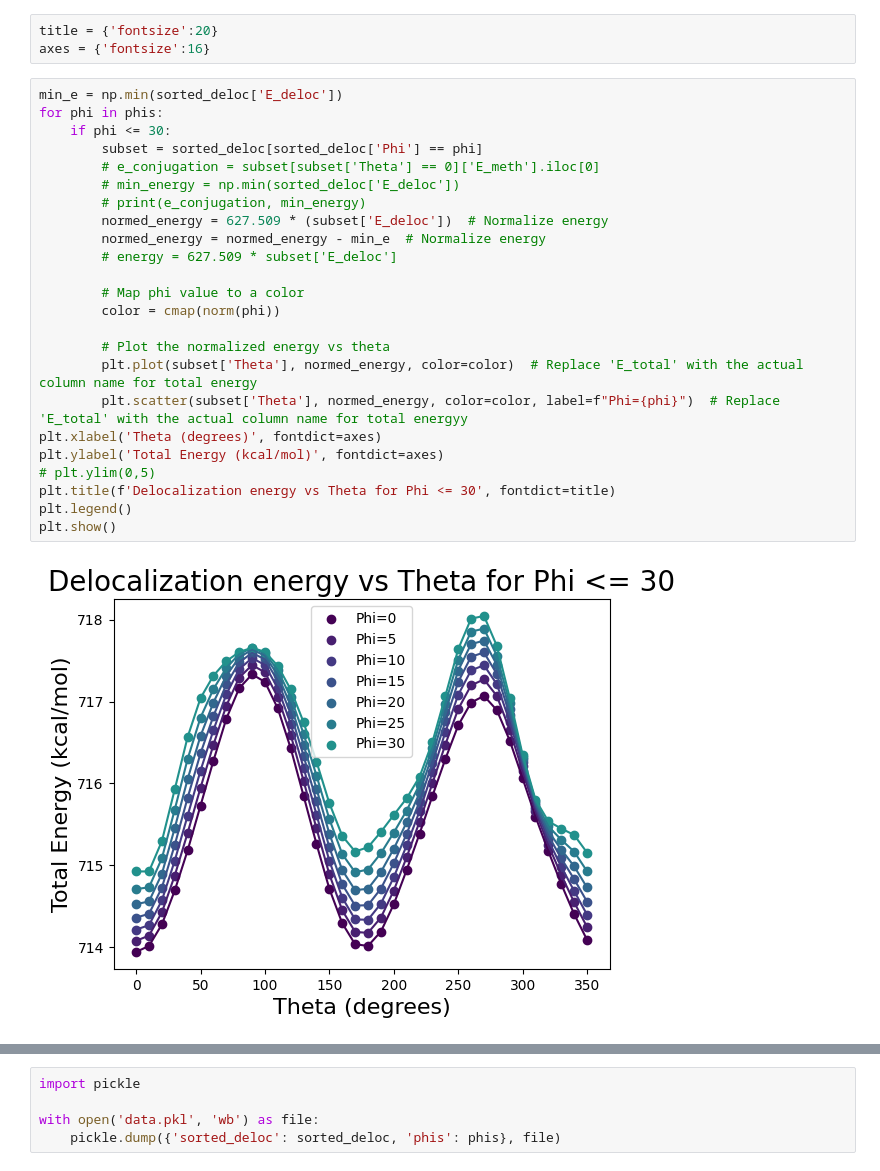
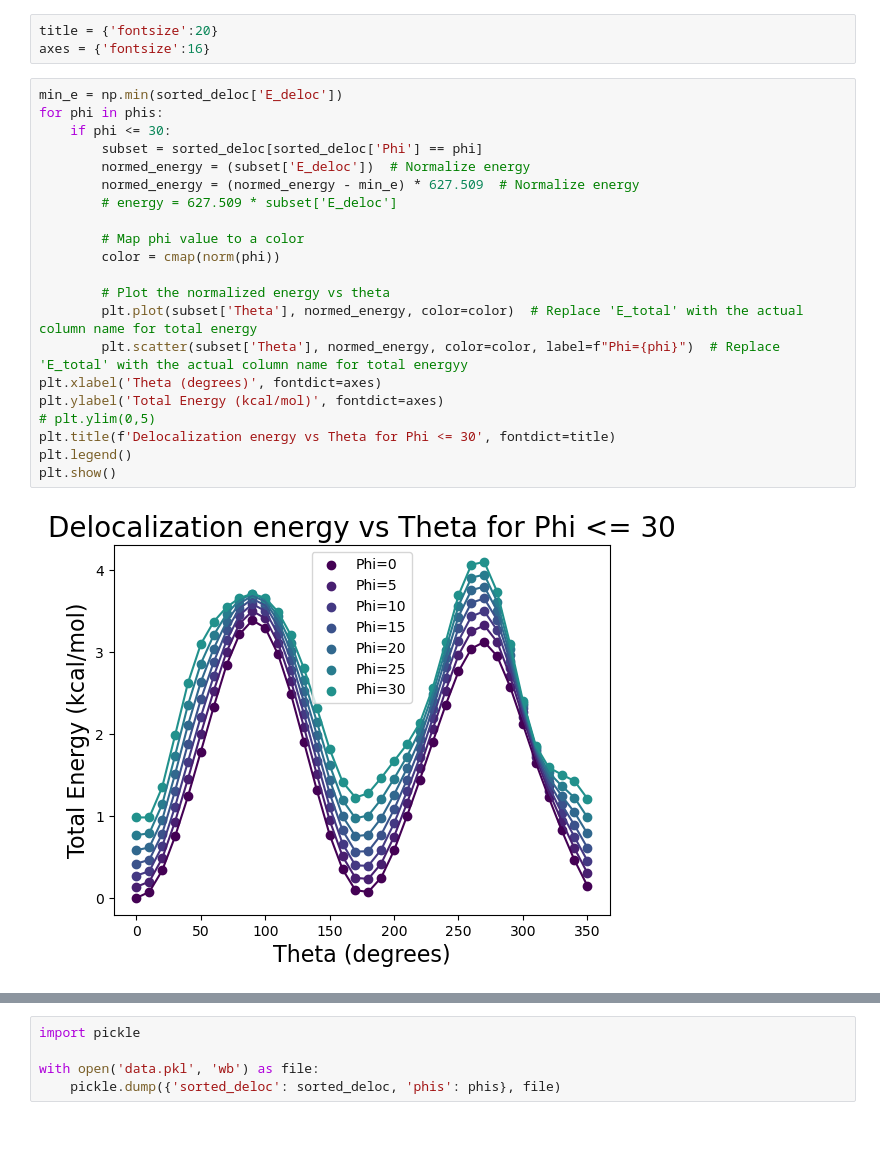
Before and after one commit to LRG-computational/impropers-data-analysis, a Jupyter notebook: p3ht/main-p3ht-impropers-analysis.ipynb, the cells around one changed output, grey strips where cells are left out. Drawn from its saved outputs; the diff is of its cells as text; blank space fills up the shorter version.

```diff
--- a/p3ht/main-p3ht-impropers-analysis.ipynb
+++ b/p3ht/main-p3ht-impropers-analysis.ipynb
@@ -479,26 +479,23 @@ axes = {'fontsize':16}
 # %%
 min_e = np.min(sorted_deloc['E_deloc'])
 for phi in phis:
     if phi <= 30:
         subset = sorted_deloc[sorted_deloc['Phi'] == phi]
-        # e_conjugation = subset[subset['Theta'] == 0]['E_meth'].iloc[0]
-        # min_energy = np.min(sorted_deloc['E_deloc'])
-        # print(e_conjugation, min_energy)
-        normed_energy = 627.509 * (subset['E_deloc'])  # Normalize energy
-        normed_energy = normed_energy - min_e  # Normalize energy
+        normed_energy = (subset['E_deloc'])  # Normalize energy
+        normed_energy = (normed_energy - min_e) * 627.509  # Normalize energy
         # energy = 627.509 * subset['E_deloc']
 
         # Map phi value to a color
         color = cmap(norm(phi))
 
         # Plot the normalized energy vs theta
         plt.plot(subset['Theta'], normed_energy, color=color)  # Replace 'E_total' with the actual column name for total energy
         plt.scatter(subset['Theta'], normed_energy, color=color, label=f"Phi={phi}")  # Replace 'E_total' with the actual column name for total energyy
 plt.xlabel('Theta (degrees)', fontdict=axes)
 plt.ylabel('Total Energy (kcal/mol)', fontdict=axes)
 # plt.ylim(0,5)
 plt.title(f'Delocalization energy vs Theta for Phi <= 30', fontdict=title)
 plt.legend()
 plt.show()
 # %% [output]
-[figure, old version]
+[figure, new version]
```
Also changed, not shown: parts of 6 cells of this notebook, 1 other file.
